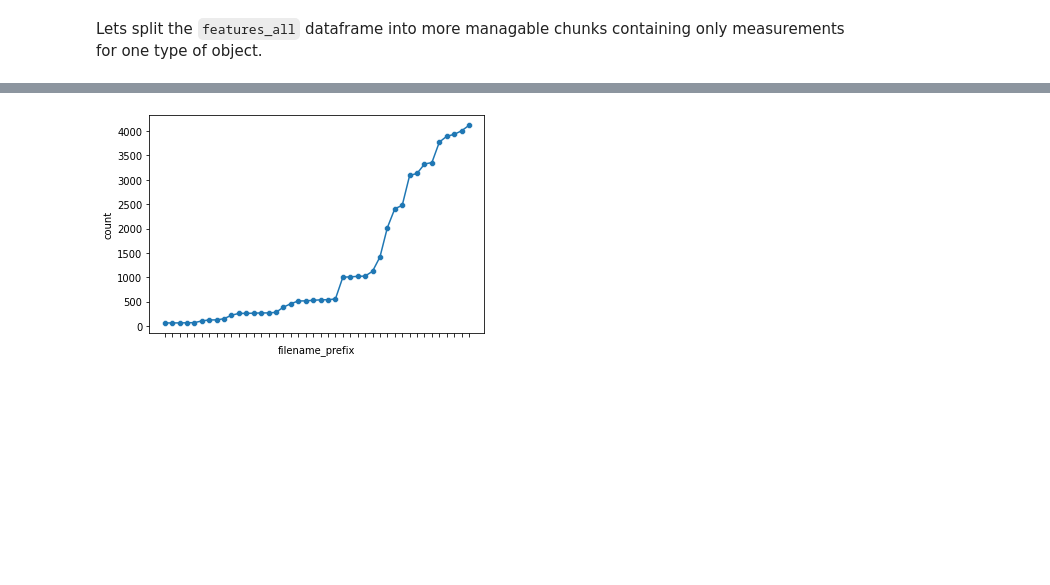
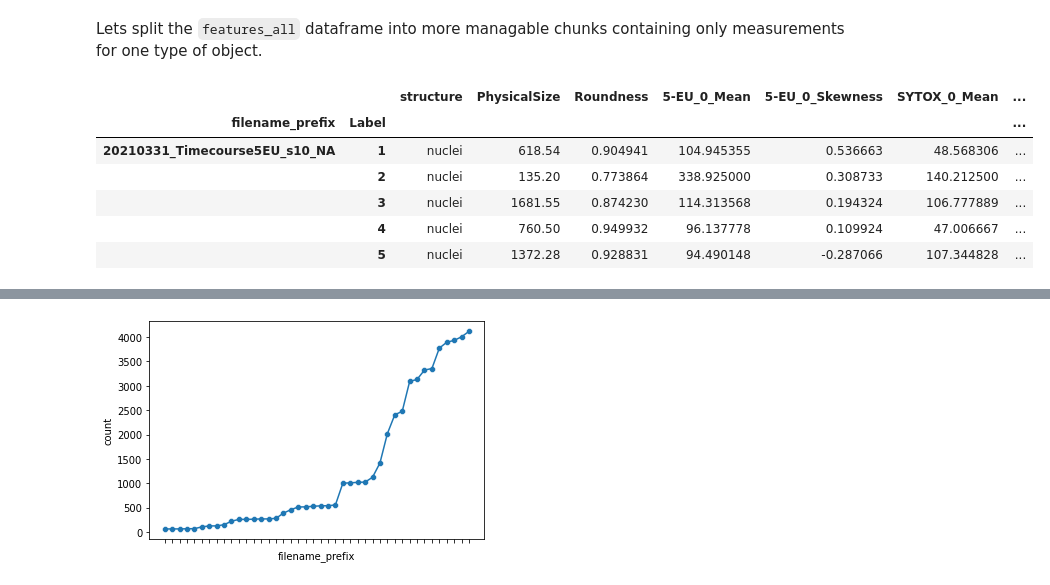
Before and after one commit to radRoy/bio325_2021, a Jupyter notebook: Plotting_exercise.ipynb, the cells around one changed output, grey strips where cells are left out. Drawn from its saved outputs; the diff is of its cells as text; code cells hidden in the pictures; blank space fills up the shorter version.

```diff
--- a/Plotting_exercise.ipynb
+++ b/Plotting_exercise.ipynb
@@ -47,3 +47,13 @@ Lets split the `features_all` dataframe into more managable chunks containing on
 features_nuclei = features_all[features_all['structure'] == 'nuclei']
 features_cells = features_all[features_all['structure'] == 'cells']
 features_cyto = features_all[features_all['structure'] == 'cyto']
+# %%
+features_nuclei.head()
+# %% [output]
+|  |  | structure | PhysicalSize | Roundness | 5-EU_0_Mean | 5-EU_0_Skewness | SYTOX_0_Mean | ... |
+| filename_prefix | Label |  |  |  |  |  |  | ... |
+| 20210331_Timecourse5EU_s10_NA | 1 | nuclei | 618.54 | 0.904941 | 104.945355 | 0.536663 | 48.568306 | ... |
+|  | 2 | nuclei | 135.20 | 0.773864 | 338.925000 | 0.308733 | 140.212500 | ... |
+|  | 3 | nuclei | 1681.55 | 0.874230 | 114.313568 | 0.194324 | 106.777889 | ... |
+|  | 4 | nuclei | 760.50 | 0.949932 | 96.137778 | 0.109924 | 47.006667 | ... |
+|  | 5 | nuclei | 1372.28 | 0.928831 | 94.490148 | -0.287066 | 107.344828 | ... |
```
Also changed, not shown: parts of 5 cells of this notebook, 2 other files.
